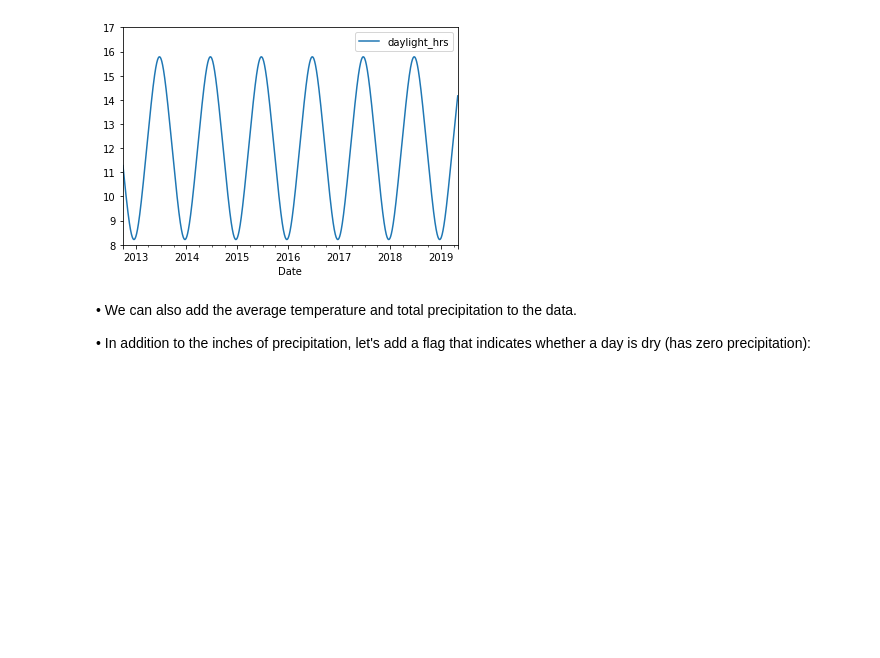
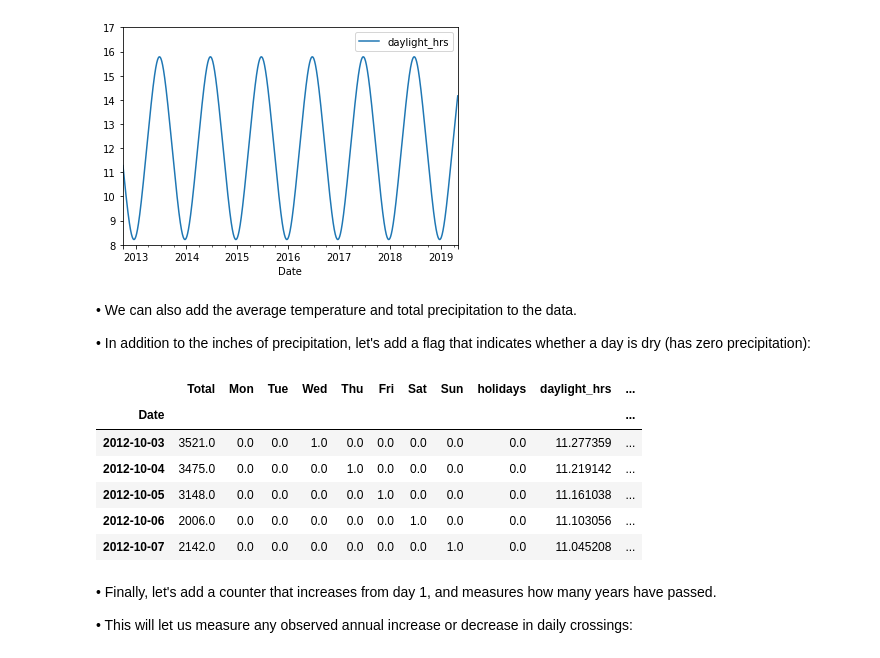
Before and after one commit to rajesh1994/python_excercise_programiz, a Jupyter notebook: python/12_scikit_learn/6. Example - Predicting Bicycle Traffic.ipynb, the cells around one changed output. Cells and saved outputs as stored; diff of their text form; code cells hidden in the pictures; blank space fills up the shorter version.

```diff
--- a/python/12_scikit_learn/6. Example - Predicting Bicycle Traffic.ipynb
+++ b/python/12_scikit_learn/6. Example - Predicting Bicycle Traffic.ipynb
@@ -70,3 +71,27 @@ plt.ylim(8, 17);
 • We can also add the average temperature and total precipitation to the data.
 
 • In addition to the inches of precipitation, let's add a flag that indicates whether a day is dry (has zero precipitation):
+# %%
+# temperatures are in 1/10 deg C; Convert to C
+weather['TMIN'] /= 10
+weather['TMAX'] /= 10
+weather['Temp(C)'] = 0.5 * (weather['TMIN'] + weather['TMAX'])
+
+# Precip is in 1/10mm; Convert to inches
+weather['PRCP'] /= 254
+weather['dry day'] = (weather['PRCP'] == 0).astype(int)
+
+daily = daily.join(weather[['PRCP', 'Temp(C)', 'dry day']], lsuffix='_a', rsuffix='_b')
+daily.head()
+# %% [output]
+|  | Total | Mon | Tue | Wed | Thu | Fri | Sat | Sun | holidays | daylight_hrs | ... |
+| Date |  |  |  |  |  |  |  |  |  |  | ... |
+| 2012-10-03 | 3521.0 | 0.0 | 0.0 | 1.0 | 0.0 | 0.0 | 0.0 | 0.0 | 0.0 | 11.277359 | ... |
+| 2012-10-04 | 3475.0 | 0.0 | 0.0 | 0.0 | 1.0 | 0.0 | 0.0 | 0.0 | 0.0 | 11.219142 | ... |
+| 2012-10-05 | 3148.0 | 0.0 | 0.0 | 0.0 | 0.0 | 1.0 | 0.0 | 0.0 | 0.0 | 11.161038 | ... |
+| 2012-10-06 | 2006.0 | 0.0 | 0.0 | 0.0 | 0.0 | 0.0 | 1.0 | 0.0 | 0.0 | 11.103056 | ... |
+| 2012-10-07 | 2142.0 | 0.0 | 0.0 | 0.0 | 0.0 | 0.0 | 0.0 | 1.0 | 0.0 | 11.045208 | ... |
+# %% [markdown]
+• Finally, let's add a counter that increases from day 1, and measures how many years have passed.
+
+• This will let us measure any observed annual increase or decrease in daily crossings:
```
Also changed, not shown: parts of 9 cells of this notebook.
